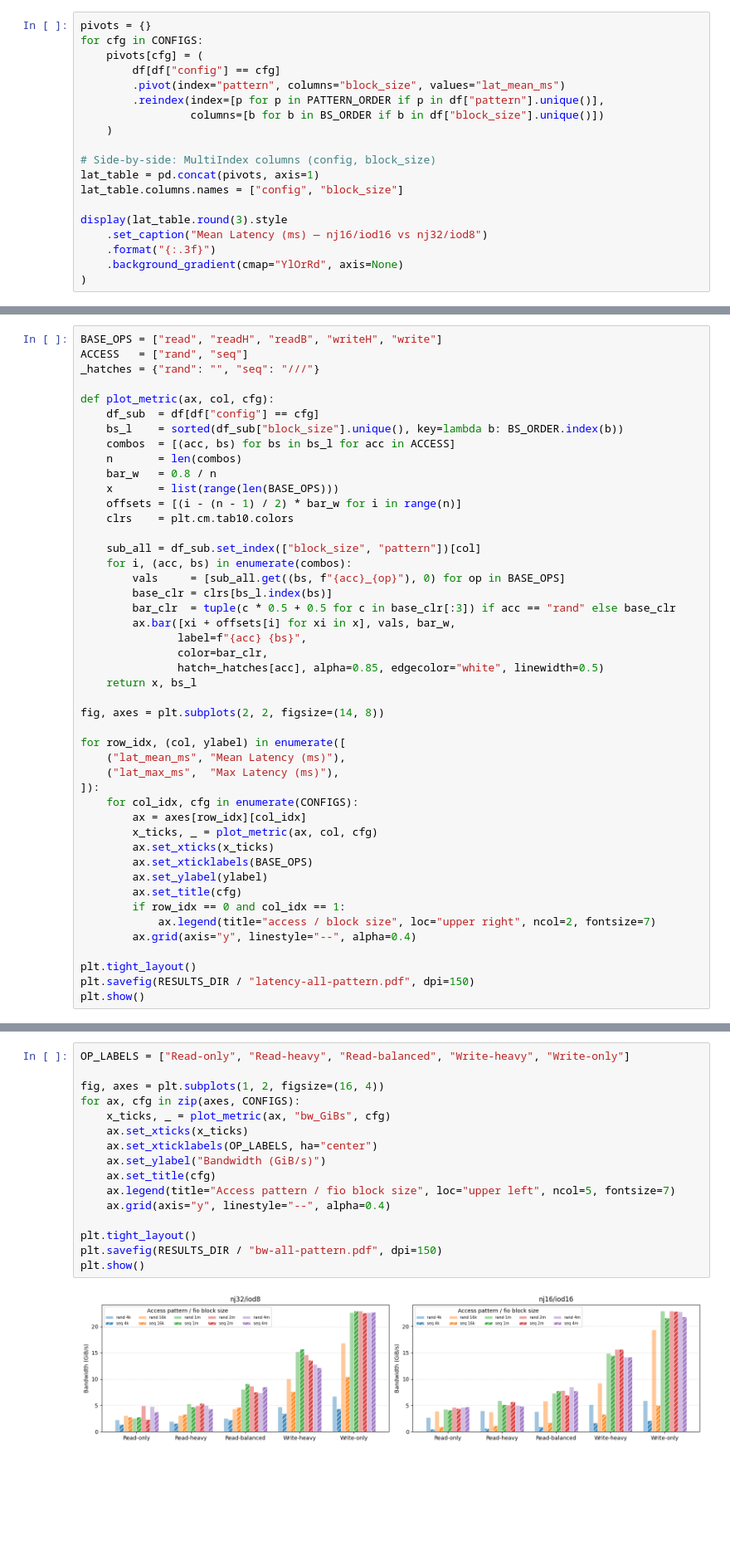
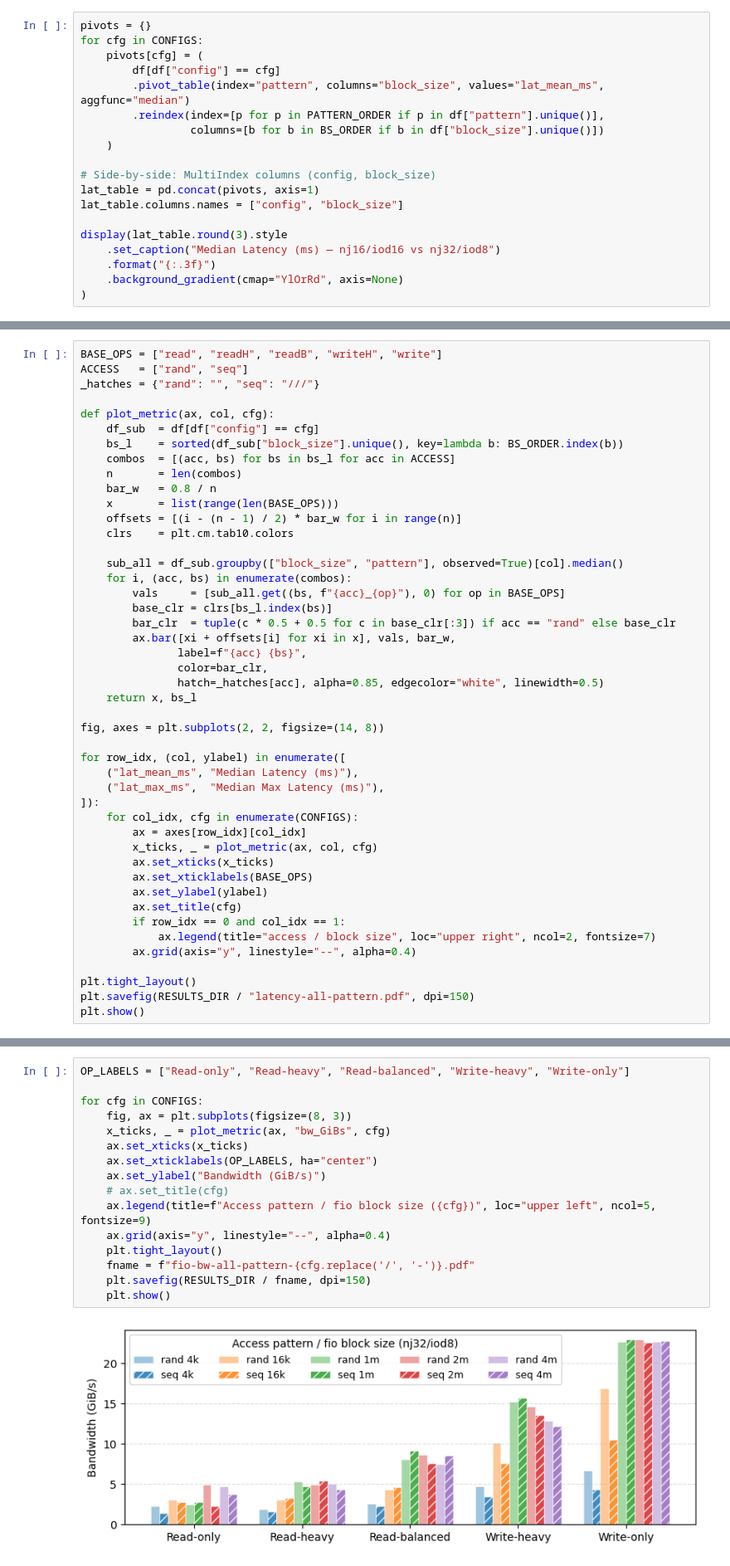
Before and after one commit to cissieAB/pdsw26_daos-bench, a Jupyter notebook: results/testbed/fio-dfs-all-rw-patterns/fio_dfs_all_patterns.ipynb, the cells around one changed output, grey strips where cells are left out. Shown at 83% size. Saved outputs shown, nothing was run; the diff lists cells and outputs as text; blank space fills up the shorter version.

Commit message:
New proc res and figures

```diff
--- a/results/testbed/fio-dfs-all-rw-patterns/fio_dfs_all_patterns.ipynb
+++ b/results/testbed/fio-dfs-all-rw-patterns/fio_dfs_all_patterns.ipynb
@@ -120,7 +279,7 @@ pivots = {}
 for cfg in CONFIGS:
     pivots[cfg] = (
         df[df["config"] == cfg]
-        .pivot(index="pattern", columns="block_size", values="lat_mean_ms")
+        .pivot_table(index="pattern", columns="block_size", values="lat_mean_ms", aggfunc="median")
         .reindex(index=[p for p in PATTERN_ORDER if p in df["pattern"].unique()],
                  columns=[b for b in BS_ORDER if b in df["block_size"].unique()])
     )
@@ -130,7 +289,7 @@ lat_table = pd.concat(pivots, axis=1)
 lat_table.columns.names = ["config", "block_size"]
 
 display(lat_table.round(3).style
-    .set_caption("Mean Latency (ms) — nj16/iod16 vs nj32/iod8")
+    .set_caption("Median Latency (ms) — nj16/iod16 vs nj32/iod8")
     .format("{:.3f}")
     .background_gradient(cmap="YlOrRd", axis=None)
 )
@@ -164,7 +323,7 @@ def plot_metric(ax, col, cfg):
     offsets = [(i - (n - 1) / 2) * bar_w for i in range(n)]
     clrs    = plt.cm.tab10.colors
 
-    sub_all = df_sub.set_index(["block_size", "pattern"])[col]
+    sub_all = df_sub.groupby(["block_size", "pattern"], observed=True)[col].median()
     for i, (acc, bs) in enumerate(combos):
         vals     = [sub_all.get((bs, f"{acc}_{op}"), 0) for op in BASE_OPS]
         base_clr = clrs[bs_l.index(bs)]
@@ -178,8 +337,8 @@ def plot_metric(ax, col, cfg):
 fig, axes = plt.subplots(2, 2, figsize=(14, 8))
 
 for row_idx, (col, ylabel) in enumerate([
-    ("lat_mean_ms", "Mean Latency (ms)"),
-    ("lat_max_ms",  "Max Latency (ms)"),
+    ("lat_mean_ms", "Median Latency (ms)"),
+    ("lat_max_ms",  "Median Max Latency (ms)"),
 ]):
     for col_idx, cfg in enumerate(CONFIGS):
         ax = axes[row_idx][col_idx]
@@ -202,18 +361,18 @@ plt.show()
 # %%
 OP_LABELS = ["Read-only", "Read-heavy", "Read-balanced", "Write-heavy", "Write-only"]
 
-fig, axes = plt.subplots(1, 2, figsize=(16, 4))
-for ax, cfg in zip(axes, CONFIGS):
+for cfg in CONFIGS:
+    fig, ax = plt.subplots(figsize=(8, 3))
     x_ticks, _ = plot_metric(ax, "bw_GiBs", cfg)
     ax.set_xticks(x_ticks)
     ax.set_xticklabels(OP_LABELS, ha="center")
     ax.set_ylabel("Bandwidth (GiB/s)")
-    ax.set_title(cfg)
-    ax.legend(title="Access pattern / fio block size", loc="upper left", ncol=5, fontsize=7)
+    # ax.set_title(cfg)
+    ax.legend(title=f"Access pattern / fio block size ({cfg})", loc="upper left", ncol=5, fontsize=9)
     ax.grid(axis="y", linestyle="--", alpha=0.4)
-
-plt.tight_layout()
-plt.savefig(RESULTS_DIR / "bw-all-pattern.pdf", dpi=150)
-plt.show()
+    plt.tight_layout()
+    fname = f"fio-bw-all-pattern-{cfg.replace('/', '-')}.pdf"
+    plt.savefig(RESULTS_DIR / fname, dpi=150)
+    plt.show()
 # %% [output]
-[figure, old version]
+[figure, new version]
```
Also changed, not shown: parts of 14 cells of this notebook, 3 other files.
